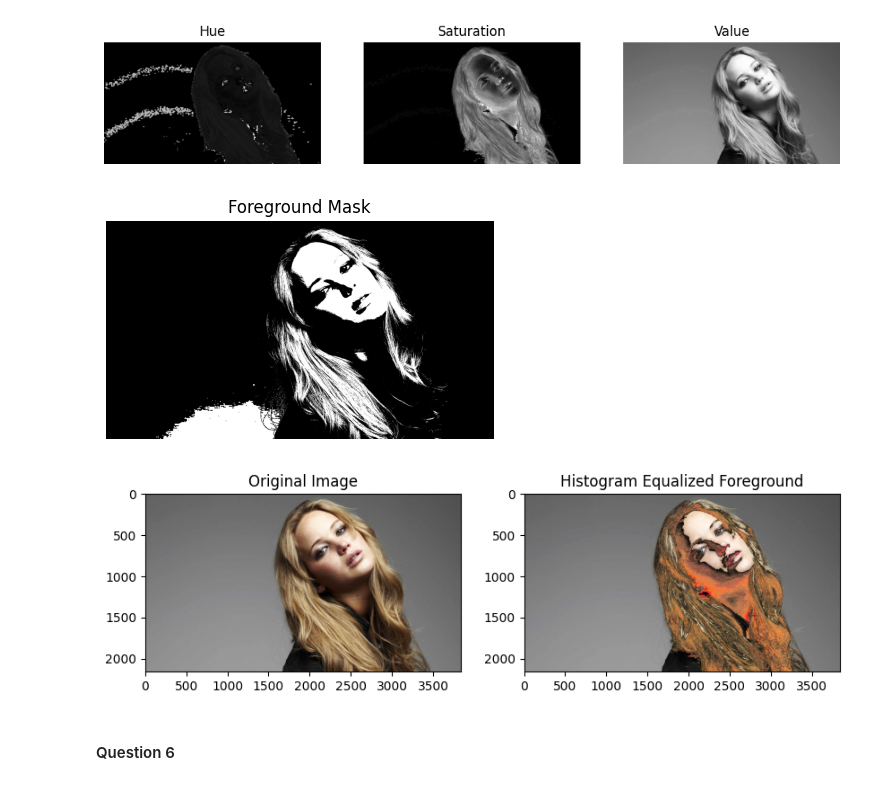
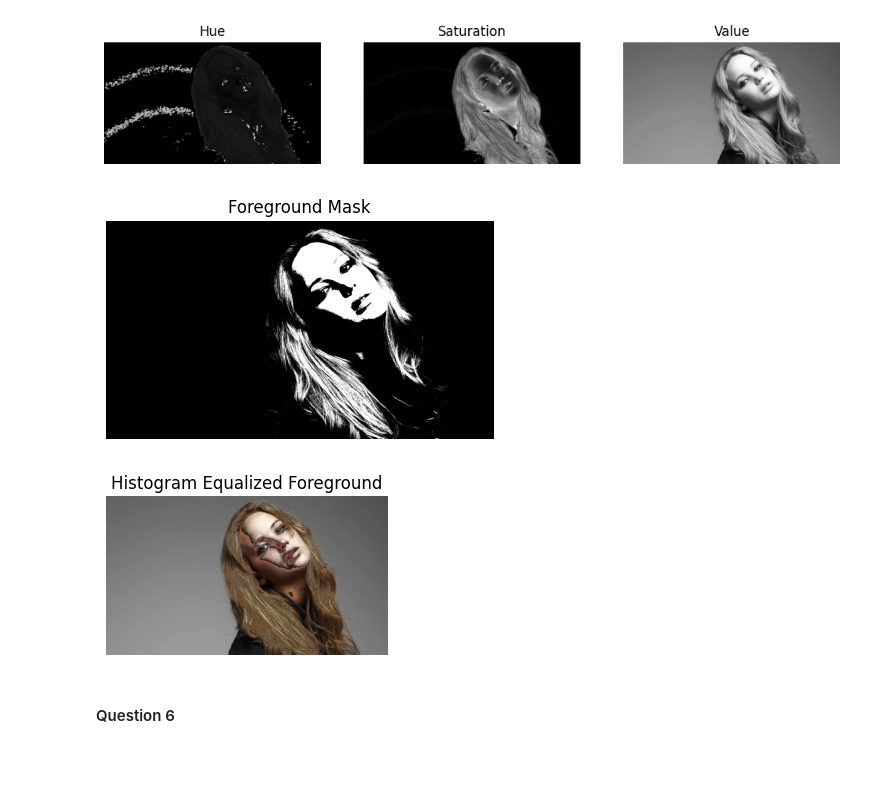
Before and after one commit to pramodiperera/IT5437, a Jupyter notebook: code.ipynb, the cells around one changed output. Saved outputs shown, nothing was run; the diff lists cells and outputs as text; code cells hidden in the pictures; blank space fills up the shorter version.

```diff
--- a/code.ipynb
+++ b/code.ipynb
@@ -199,44 +199,42 @@ plt.subplot(1,3,3); plt.imshow(v, cmap='gray'); plt.title('Value') ;plt.axis("of
 plt.show()
 # %% [output]
 [figure]
-# %%
-# (b) Threshold to extract foreground (example: using value plane)
-_, mask = cv.threshold(v, 150, 255, cv.THRESH_BINARY)  # adjust 128 if needed
-
-plt.figure(figsize=(5,3))
-plt.imshow(mask, cmap='gray'); plt.title('Foreground Mask'); plt.axis("off")
-plt.show()
-# %% [output]
-[figure, removed]
 # %%
+# (b) Threshold to extract foreground
+_, mask = cv.threshold(v, 160, 255, cv.THRESH_BINARY)
+
+plt.figure(figsize=(5,3))
+plt.imshow(mask, cmap='gray'); plt.title('Foreground Mask'); plt.axis("off")
+plt.show()
+
 # (c) Extract foreground using mask
 foreground = cv.bitwise_and(v, v, mask=mask)
 
 # Compute histogram of foreground
 hist = cv.calcHist([foreground], [0], mask, [256], [0,256])
 
 # (d) Cumulative sum
 cdf = hist.cumsum()
 cdf_normalized = cdf * 255 / cdf[-1]  # normalize to 0-255
 
 # (e) Histogram equalization on foreground
 foreground_eq = cv.LUT(foreground, cdf_normalized.astype('uint8'))
 
 # (f) Combine with background
 background = cv.bitwise_and(v, v, mask=cv.bitwise_not(mask))
 result_v = cv.add(background, foreground_eq)
 
 # Merge back HSV
 result_hsv = cv.merge([h, s, result_v])
 result_img = cv.cvtColor(result_hsv, cv.COLOR_HSV2BGR)
 
-# Show original and result
-plt.figure(figsize=(10,5))
-plt.subplot(1,2,1); plt.imshow(cv.cvtColor(img, cv.COLOR_BGR2RGB)); plt.title('Original Image')
+plt.figure(figsize=(8,4))
 plt.subplot(1,2,2); plt.imshow(cv.cvtColor(result_img, cv.COLOR_BGR2RGB)); plt.title('Histogram Equalized Foreground')
+plt.axis("off")
 plt.show()
 # %% [output]
-[figure, old version]
+[figure, new version]
+[figure, added]
 # %% [markdown]
 #### Question 6
 # %% [markdown]
```
Also changed, not shown: 1 other file.
